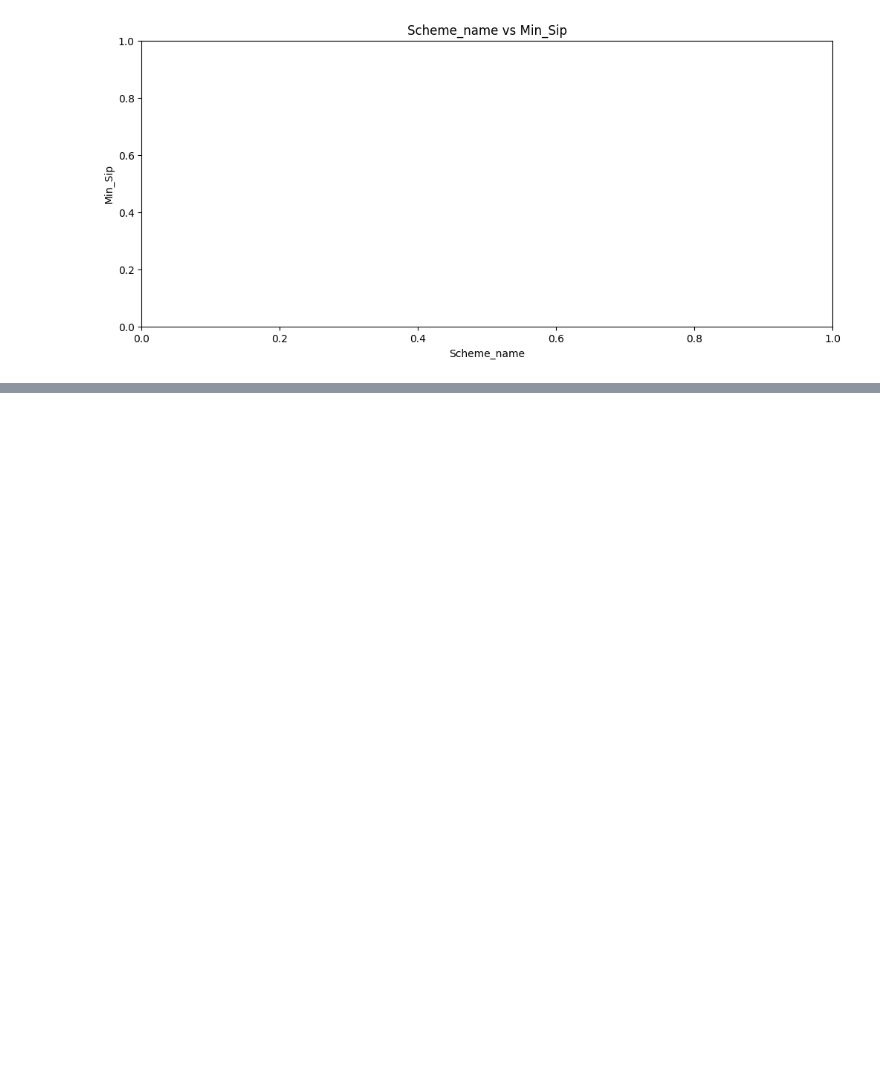
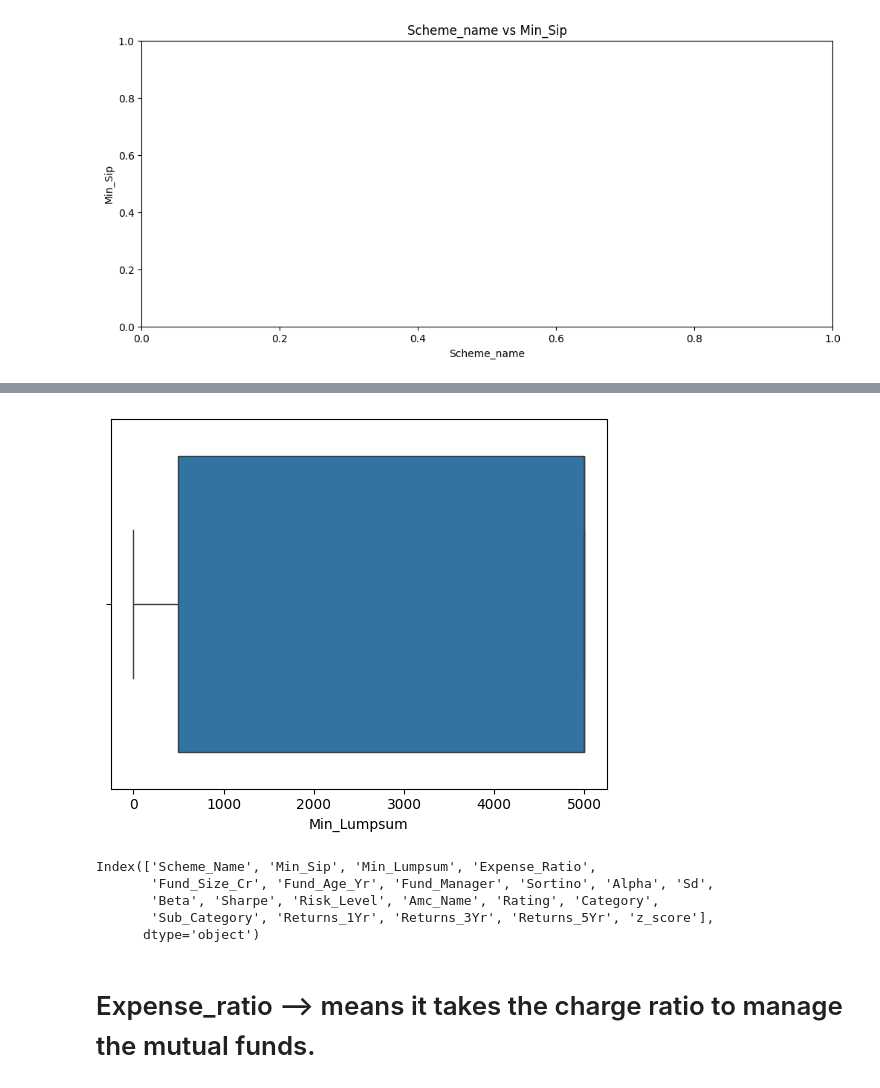
Before and after one commit to Zuhebkhan10/Mutual-Funds_Analysis, a Jupyter notebook: mutual-funds_analysis.ipynb, the cells around one changed output, grey strips where cells are left out. Drawn from its saved outputs; the diff is of its cells as text; code cells hidden in the pictures; blank space fills up the shorter version.

```diff
--- a/mutual-funds_analysis.ipynb
+++ b/mutual-funds_analysis.ipynb
@@ -320,0 +468,15 @@ plt.show()
+# %%
+sns.boxplot(x=df['Min_Lumpsum'])
+plt.show()
+# %% [output]
+[figure, added]
+# %%
+df.columns
+# %% [output]
+Index(['Scheme_Name', 'Min_Sip', 'Min_Lumpsum', 'Expense_Ratio',
+       'Fund_Size_Cr', 'Fund_Age_Yr', 'Fund_Manager', 'Sortino', 'Alpha', 'Sd',
+       'Beta', 'Sharpe', 'Risk_Level', 'Amc_Name', 'Rating', 'Category',
+       'Sub_Category', 'Returns_1Yr', 'Returns_3Yr', 'Returns_5Yr', 'z_score'],
+      dtype='object')
+# %% [markdown]
+# Expense_ratio --> means it takes the charge ratio to manage the mutual funds.
```
Also changed, not shown: parts of 30 cells of this notebook.
